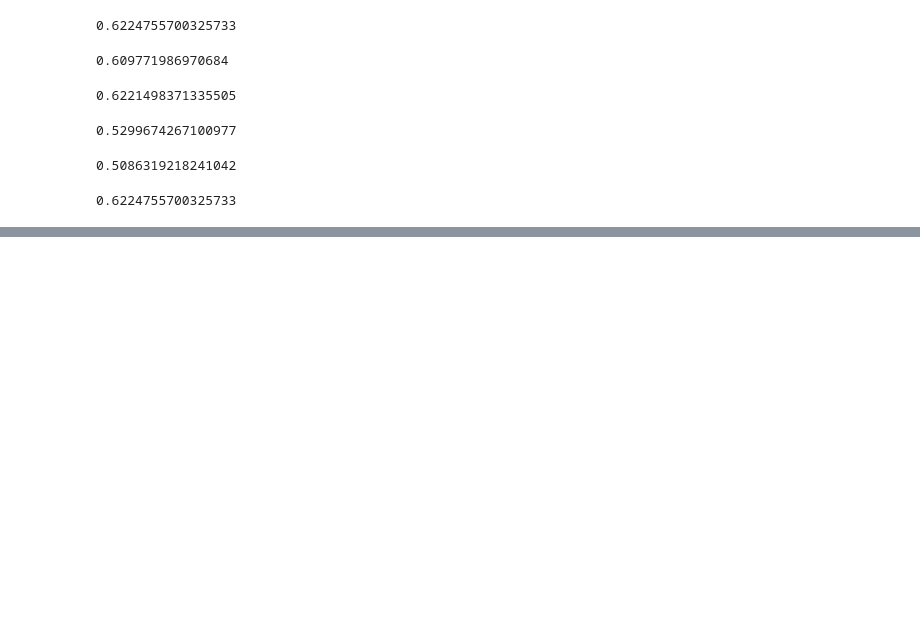
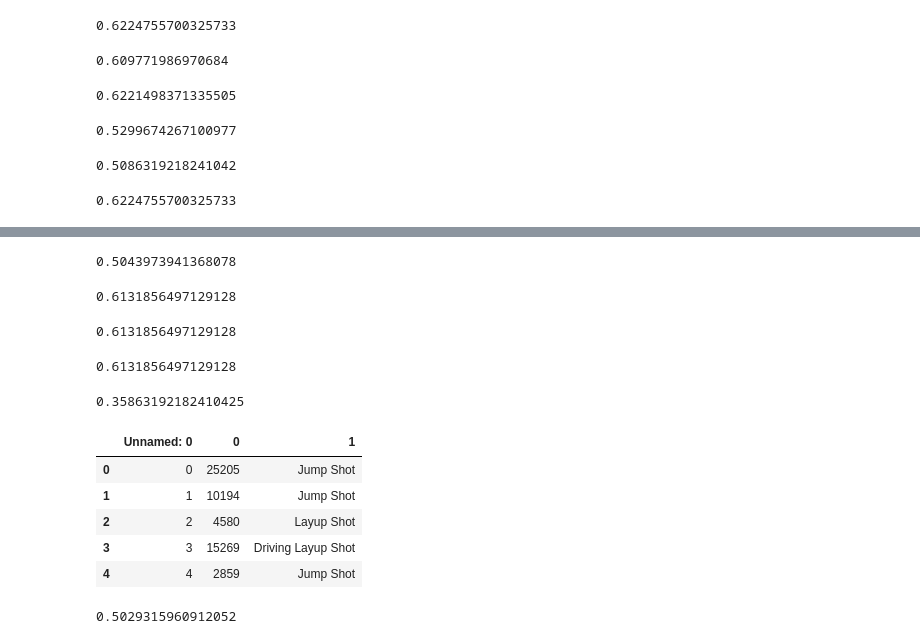
Before and after one commit to l3361269/data-science, a Jupyter notebook: Kobe Bryant's action type prediction.ipynb, the cells around one changed output, grey strips where cells are left out. Cells and saved outputs as stored; diff of their text form; code cells hidden in the pictures; blank space fills up the shorter version.

Commit message:
more classifier

```diff
--- a/Kobe Bryant's action type prediction.ipynb
+++ b/Kobe Bryant's action type prediction.ipynb
@@ -515,0 +1160,40 @@ x_test_6=x_test_6.drop(['shot_id','loc_x', 'loc_y','minutes_remaining',  'playof
+# %%
+from sklearn.tree import DecisionTreeClassifier
+dtc = DecisionTreeClassifier(criterion='entropy',max_depth=3,random_state=0)
+dtc.fit(train,y_train)
+dtc.score(test,y_test)
+# %% [output]
+0.5043973941368078
+# %%
+KNC.score(train,y_train)
+# %% [output]
+0.6131856497129128
+# %%
+np.mean(y_train==0)
+# %% [output]
+0.6131856497129128
+# %%
+np.mean(Traindata['action_type']=='Jump Shot')
+# %% [output]
+0.6131856497129128
+# %%
+from sklearn import tree
+clftree = tree.DecisionTreeClassifier()
+clftree = clftree.fit(train, y_train)
+clftree.score(test,y_test)
+# %% [output]
+0.35863192182410425
+# %%
+f=pd.read_csv('predict_nn4.csv')
+f.head()
+# %% [output]
+|  | Unnamed: 0 | 0 | 1 |
+| 0 | 0 | 25205 | Jump Shot |
+| 1 | 1 | 10194 | Jump Shot |
+| 2 | 2 | 4580 | Layup Shot |
+| 3 | 3 | 15269 | Driving Layup Shot |
+| 4 | 4 | 2859 | Jump Shot |
+# %%
+np.mean(f['1']==label_test['action_type'])
+# %% [output]
+0.5029315960912052
```
Also changed, not shown: parts of 113 cells of this notebook.
